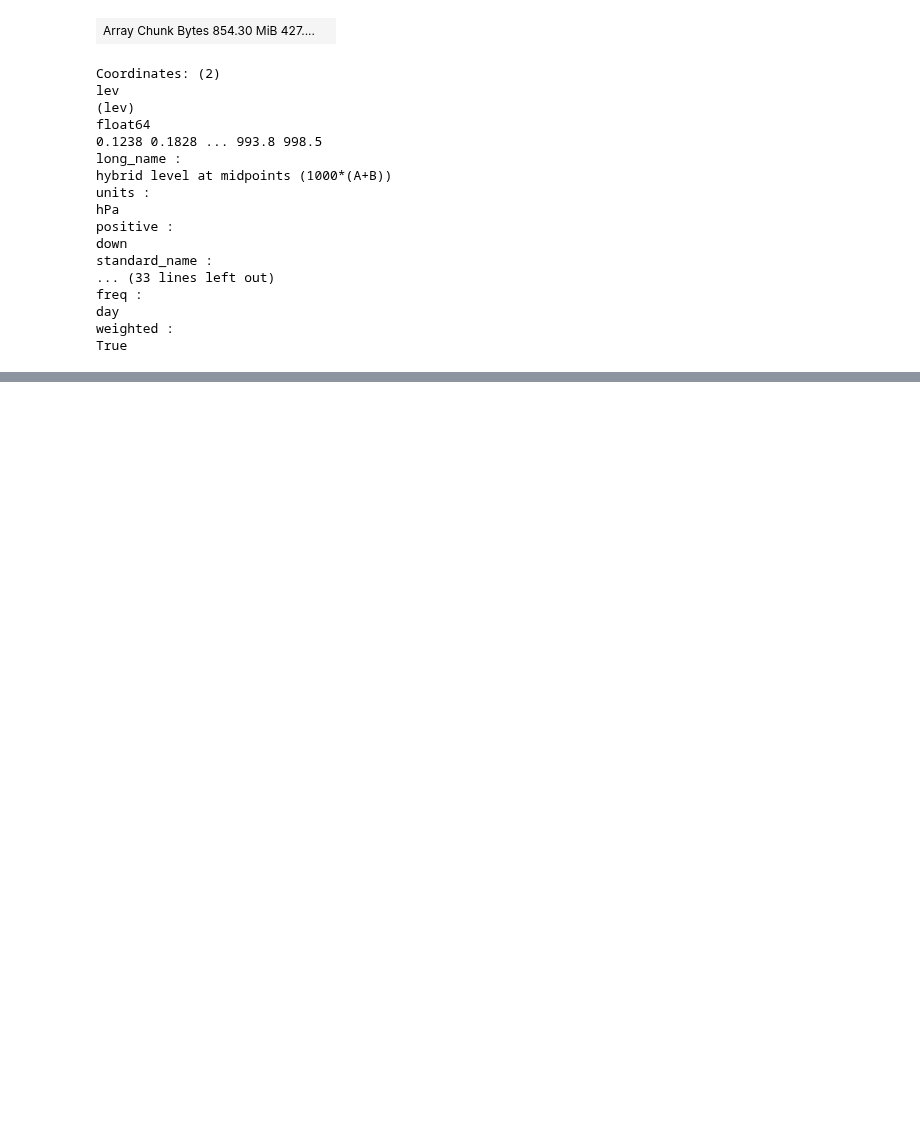
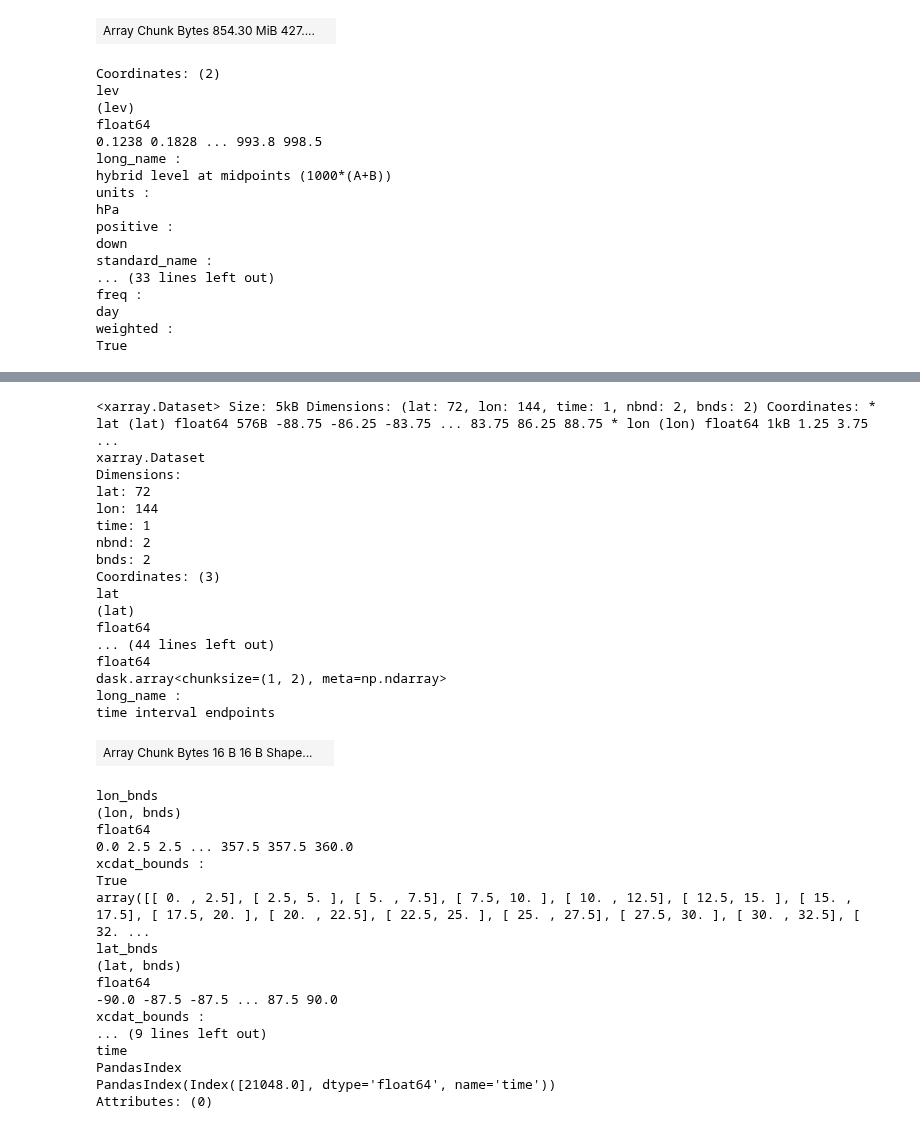
Before and after one commit to xCDAT/xcdat-validation, a Jupyter notebook: demos/2024-e3sm-workshop/practicum_notebook.ipynb, the cells around one changed output, grey strips where cells are left out. Drawn from its saved outputs; the diff is of its cells as text; code cells hidden in the pictures; blank space fills up the shorter version.

Commit message:
Add spatial avg

```diff
--- a/demos/2024-e3sm-workshop/practicum_notebook.ipynb
+++ b/demos/2024-e3sm-workshop/practicum_notebook.ipynb
@@ -307,0 +494,40 @@ TypeError: unhashable type: 'UxDataArray'
+# %%
+uxds_r_avg = uxds_r.spatial.average(target_var)
+# %%
+uxds_r_avg
+# %% [output]
+<xarray.Dataset> Size: 5kB Dimensions: (lat: 72, lon: 144, time: 1, nbnd: 2, bnds: 2) Coordinates: * lat (lat) float64 576B -88.75 -86.25 -83.75 ... 83.75 86.25 88.75 * lon (lon) float64 1kB 1.25 3.75 ...
+xarray.Dataset
+Dimensions:
+lat: 72
+lon: 144
+time: 1
+nbnd: 2
+bnds: 2
+Coordinates: (3)
+lat
+(lat)
+float64
+... (44 lines left out)
+float64
+dask.array<chunksize=(1, 2), meta=np.ndarray>
+long_name :
+time interval endpoints
+| Array Chunk Bytes 16 B 16 B Shape... |  |
+lon_bnds
+(lon, bnds)
+float64
+0.0 2.5 2.5 ... 357.5 357.5 360.0
+xcdat_bounds :
+True
+array([[ 0. , 2.5], [ 2.5, 5. ], [ 5. , 7.5], [ 7.5, 10. ], [ 10. , 12.5], [ 12.5, 15. ], [ 15. , 17.5], [ 17.5, 20. ], [ 20. , 22.5], [ 22.5, 25. ], [ 25. , 27.5], [ 27.5, 30. ], [ 30. , 32.5], [ 32. ...
+lat_bnds
+(lat, bnds)
+float64
+-90.0 -87.5 -87.5 ... 87.5 90.0
+xcdat_bounds :
+... (9 lines left out)
+time
+PandasIndex
+PandasIndex(Index([21048.0], dtype='float64', name='time'))
+Attributes: (0)
```
Also changed, not shown: parts of 30 cells of this notebook.
